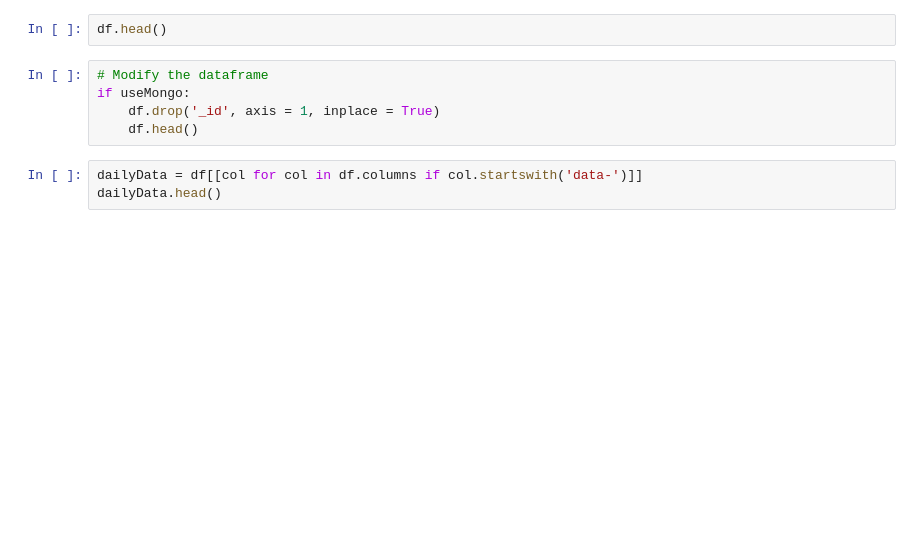
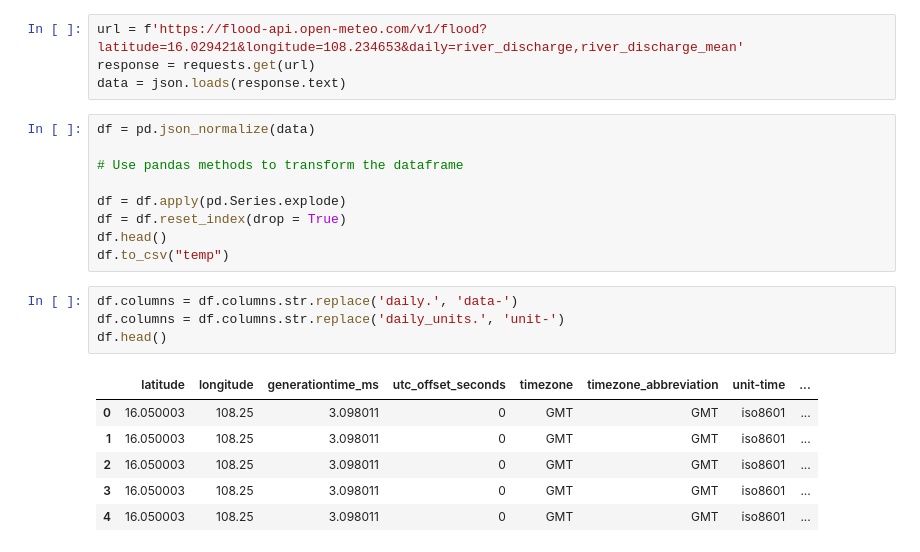
Before and after one commit to NDKhoa1307/AI17D01-ADY201m, a Jupyter notebook: Components/visualization.ipynb, the cells around one changed output. Saved outputs shown, nothing was run; the diff lists cells and outputs as text; blank space fills up the shorter version.

```diff
--- a/Components/visualization.ipynb
+++ b/Components/visualization.ipynb
@@ -23,10 +9,24 @@ else:
-# %%
-df.head()
-# %%
-# Modify the dataframe
-if useMongo:
-    df.drop('_id', axis = 1, inplace = True)
-    df.head()
-# %%
-dailyData = df[[col for col in df.columns if col.startswith('data-')]]
-dailyData.head()
+# %%
+url = f'https://flood-api.open-meteo.com/v1/flood?latitude=16.029421&longitude=108.234653&daily=river_discharge,river_discharge_mean'
+response = requests.get(url)
+data = json.loads(response.text)
+# %%
+df = pd.json_normalize(data)
+
+# Use pandas methods to transform the dataframe
+
+df = df.apply(pd.Series.explode)
+df = df.reset_index(drop = True)
+df.head()
+df.to_csv("temp")
+# %%
+df.columns = df.columns.str.replace('daily.', 'data-')
+df.columns = df.columns.str.replace('daily_units.', 'unit-')
+df.head()
+# %% [output]
+|  | latitude | longitude | generationtime_ms | utc_offset_seconds | timezone | timezone_abbreviation | unit-time | ... |
+| 0 | 16.050003 | 108.25 | 3.098011 | 0 | GMT | GMT | iso8601 | ... |
+| 1 | 16.050003 | 108.25 | 3.098011 | 0 | GMT | GMT | iso8601 | ... |
+| 2 | 16.050003 | 108.25 | 3.098011 | 0 | GMT | GMT | iso8601 | ... |
+| 3 | 16.050003 | 108.25 | 3.098011 | 0 | GMT | GMT | iso8601 | ... |
+| 4 | 16.050003 | 108.25 | 3.098011 | 0 | GMT | GMT | iso8601 | ... |
```
Also changed, not shown: parts of 3 cells of this notebook, 1 other file.
